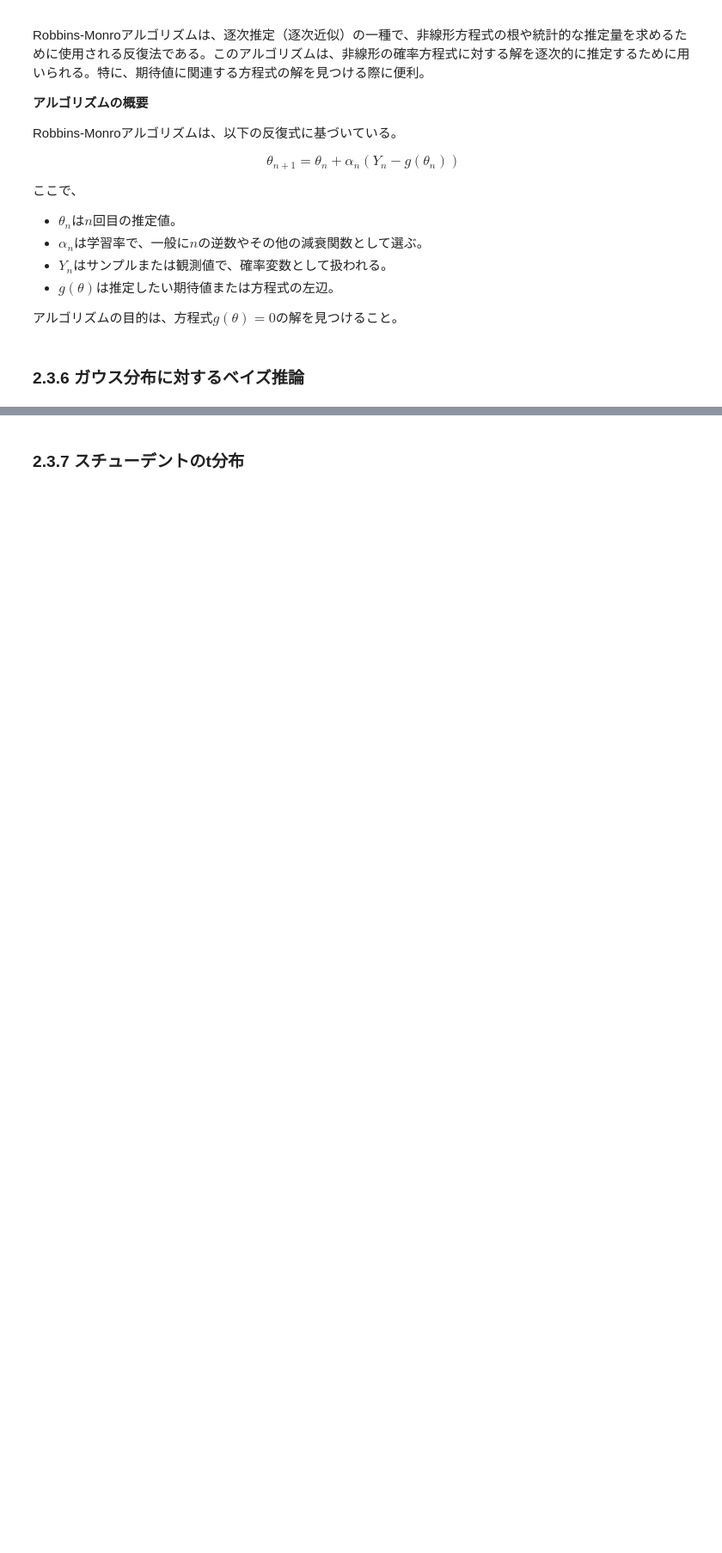
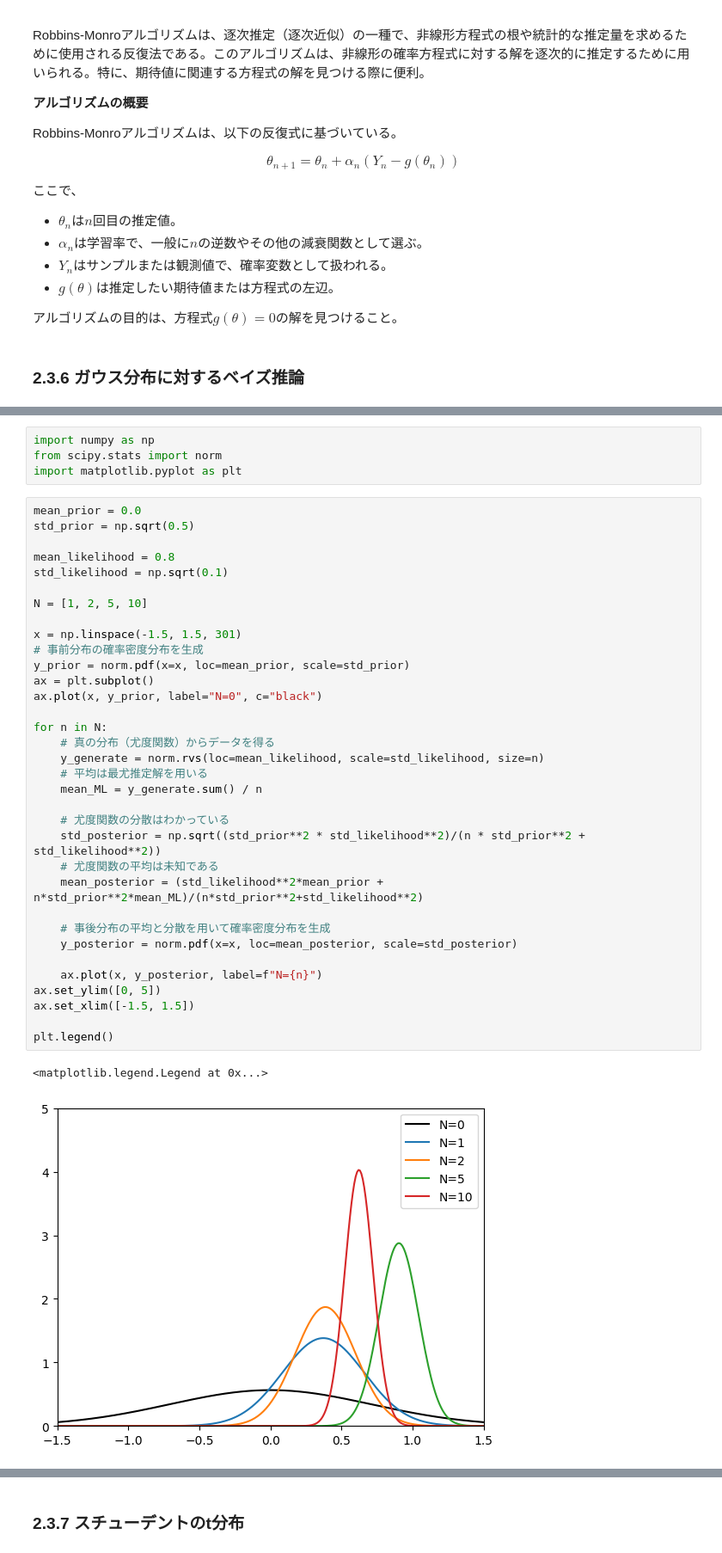
Before and after one commit to arata234/PRML, a Jupyter notebook: cp2_probability_distribution.ipynb, the cells around one changed output, grey strips where cells are left out. Shown at 86% size. Drawn from its saved outputs; the diff is of its cells as text; blank space fills up the shorter version.

```diff
--- a/cp2_probability_distribution.ipynb
+++ b/cp2_probability_distribution.ipynb
@@ -924,3 +924,44 @@ $$
 この式は観測データ点数がN=0なら事前分布の平均となる。一方、N→∞では事前分布の平均は最尤推定解となる。
 
 また、分散はN=0なら事前分布の分散となる、一方、N→∞では分散は0に限りなく近づく。
+# %%
+import numpy as np
+from scipy.stats import norm
+import matplotlib.pyplot as plt
+# %%
+mean_prior = 0.0
+std_prior = np.sqrt(0.5)
+
+mean_likelihood = 0.8
+std_likelihood = np.sqrt(0.1)
+
+N = [1, 2, 5, 10]
+
+x = np.linspace(-1.5, 1.5, 301)
+# 事前分布の確率密度分布を生成
+y_prior = norm.pdf(x=x, loc=mean_prior, scale=std_prior)
+ax = plt.subplot()
+ax.plot(x, y_prior, label="N=0", c="black")
+
+for n in N:
+    # 真の分布（尤度関数）からデータを得る
+    y_generate = norm.rvs(loc=mean_likelihood, scale=std_likelihood, size=n)
+    # 平均は最尤推定解を用いる
+    mean_ML = y_generate.sum() / n
+
+    # 尤度関数の分散はわかっている
+    std_posterior = np.sqrt((std_prior**2 * std_likelihood**2)/(n * std_prior**2 + std_likelihood**2))
+    # 尤度関数の平均は未知である
+    mean_posterior = (std_likelihood**2*mean_prior + n*std_prior**2*mean_ML)/(n*std_prior**2+std_likelihood**2)
+
+    # 事後分布の平均と分散を用いて確率密度分布を生成
+    y_posterior = norm.pdf(x=x, loc=mean_posterior, scale=std_posterior)
+
+    ax.plot(x, y_posterior, label=f"N={n}")
+ax.set_ylim([0, 5])
+ax.set_xlim([-1.5, 1.5])
+
+plt.legend()
+# %% [output]
+<matplotlib.legend.Legend at 0x...>
+[figure, added]
```
Also changed, not shown: parts of 13 cells of this notebook.
